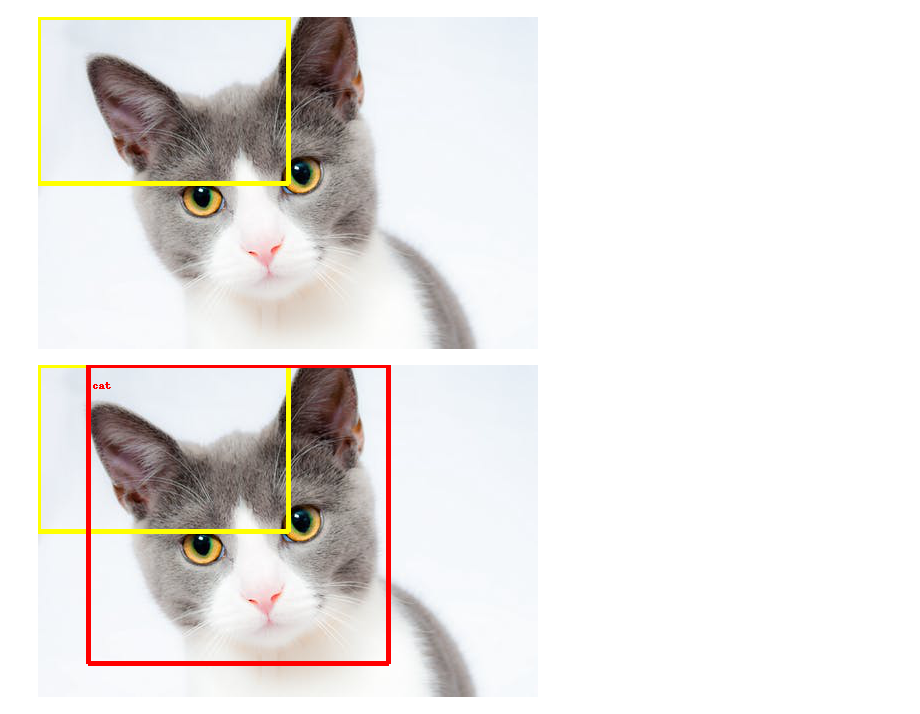
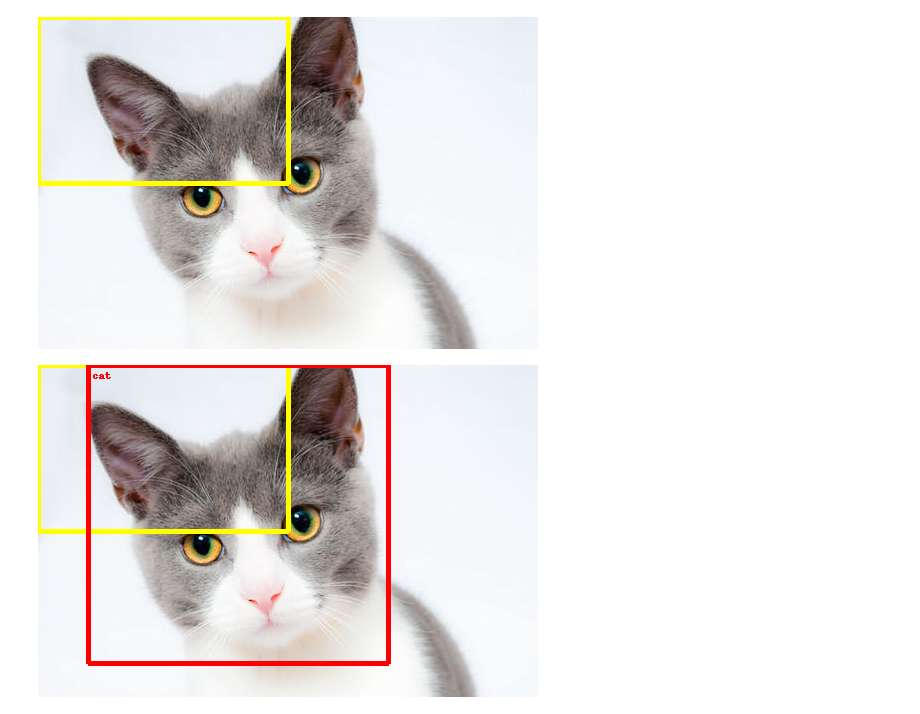
Before and after one commit to robmarkcole/Useful-python, a Jupyter notebook: Pillow/draw_box.ipynb, the cells around one changed output. Cells and saved outputs as stored; diff of their text form; code cells hidden in the pictures.

```diff
--- a/Pillow/draw_box.ipynb
+++ b/Pillow/draw_box.ipynb
@@ -33,22 +31,23 @@ def draw_box(draw : ImageDraw,
 
     """
     Draw a bounding box on and image.
-    The box is a 4-tuple defining x-y coordinates in the range 0-1 relative to the
-    top left corner of the image, where x is the horizontlal axis of the image and
-    y the vertical axis of the image."""
-    linewidth = 5
-    ymin, xmin, ymax, xmax = box
+    The bounding box is defined by the tuple (y_min, x_min, y_max, x_max)
+    where the coordinates are floats in the range [0.0, 1.0] and
+    relative to the width and height of the  image.
+    """
+    line_width = 5
+    y_min, x_min, y_max, x_max = box
     (left, right, top, bottom) = (
-        xmin * img_width,
-        xmax * img_width,
-        ymin * img_height,
-        ymax * img_height,
+        x_min * img_width,
+        x_max * img_width,
+        y_min * img_height,
+        y_max * img_height,
     )
     draw.line(
         [(left, top), (left, bottom), (right, bottom), (right, top), (left, top)],
-        width=linewidth,
+        width=line_width,
         fill=color,
     )
     if text:
-        draw.text((left + linewidth, abs(top - 15)), text, fill=color)
+        draw.text((left + line_width, abs(top - line_width)), text, fill=color)
 # %%
@@ -70,16 +69,16 @@ img
 # %% [output]
 [figure]
 # %%
-ymin=0
-ymax=0.9
-xmin=0.1
-xmax=0.7
+y_min=0
+y_max=0.9
+x_min=0.1
+x_max=0.7
 
-box_2 = (ymin, xmin, ymax, xmax)
+box_2 = (y_min, x_min, y_max, x_max)
 box_2
 
 draw_box(draw, box_2, img_width, img_height, text="cat", color=red)
 
 img
 # %% [output]
-[figure, old version]
+[figure, new version]
```
Also changed, not shown: parts of 3 cells of this notebook.
